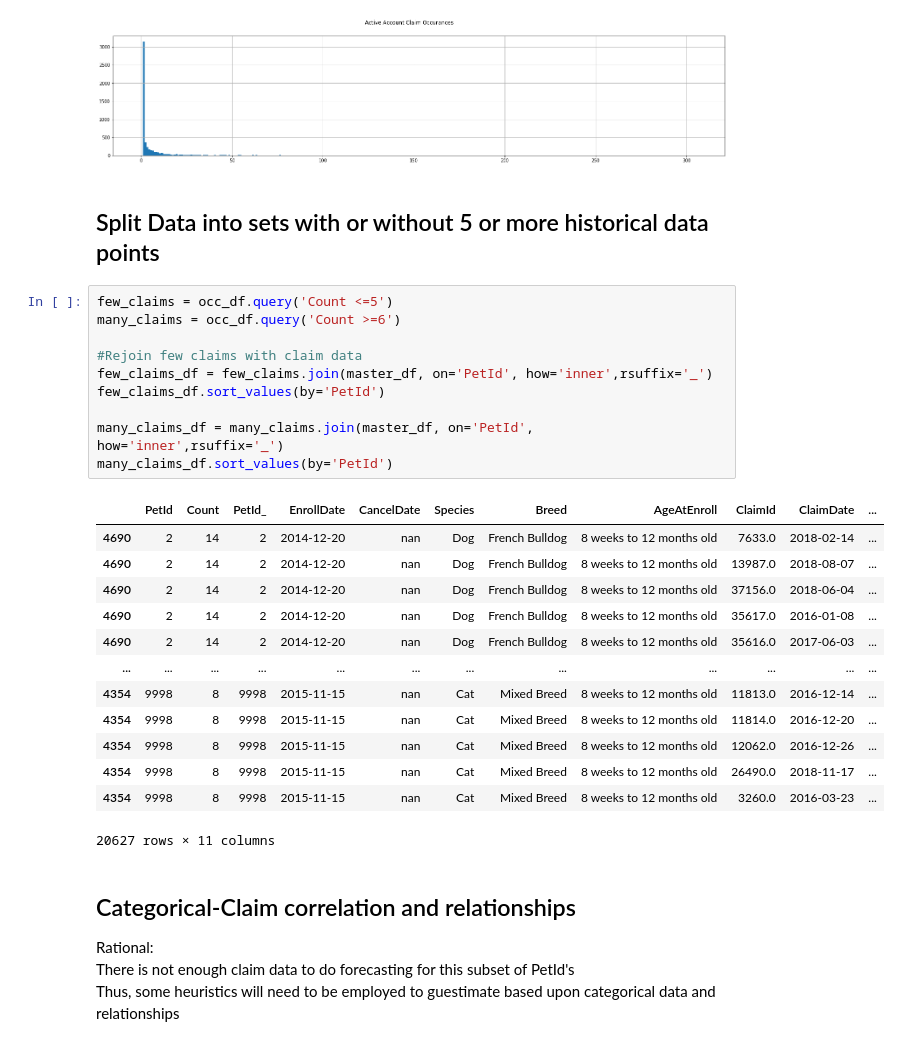
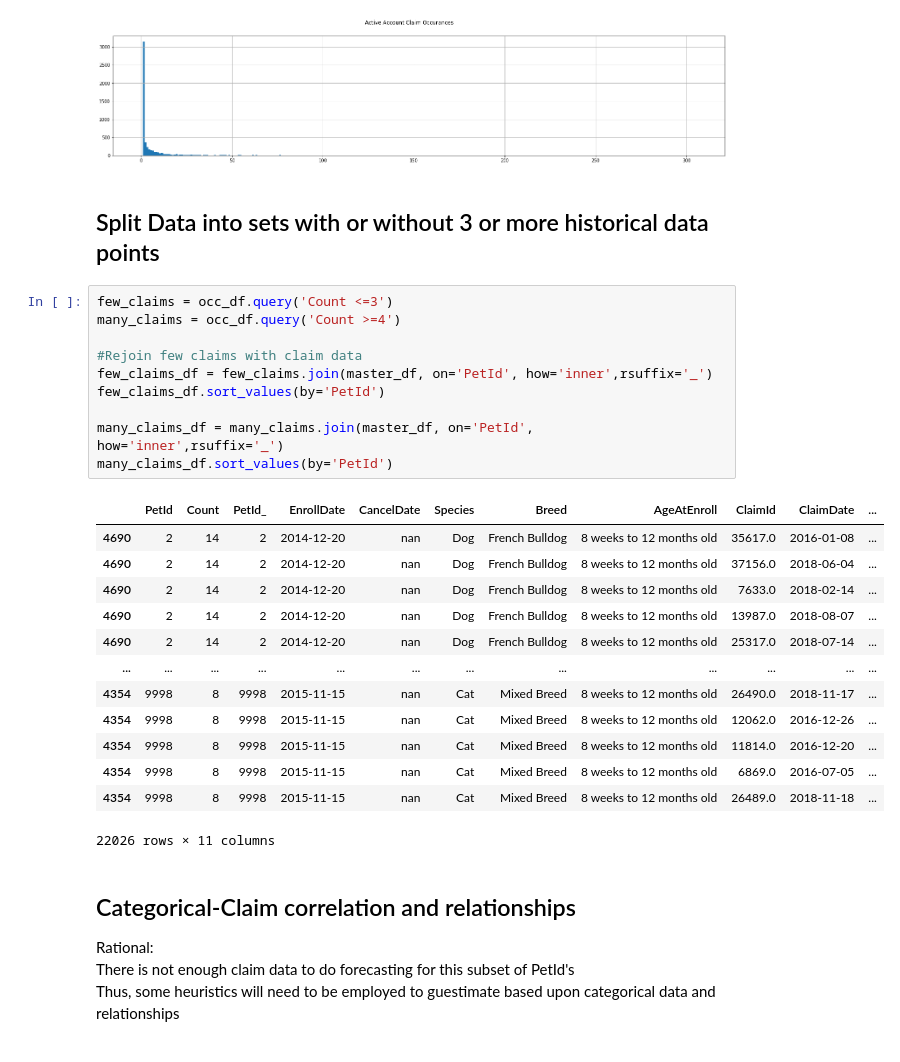
Before and after one commit to ConnorSprague/insurance-claim-forecast, a Jupyter notebook: Exploration_and_TimeSeries.ipynb, the cells around one changed output. Cells and saved outputs as stored; diff of their text form.

```diff
--- a/Exploration_and_TimeSeries.ipynb
+++ b/Exploration_and_TimeSeries.ipynb
@@ -127,31 +135,31 @@ occ_df.columns=['PetId','Count']
 # %% [output]
 [figure]
 # %% [markdown]
-<h2>Split Data into sets with or without 5 or more historical data points</h2>
+<h2>Split Data into sets with or without 3 or more historical data points</h2>
 # %%
-few_claims = occ_df.query('Count <=5')
-many_claims = occ_df.query('Count >=6')
+few_claims = occ_df.query('Count <=3')
+many_claims = occ_df.query('Count >=4')
 
 #Rejoin few claims with claim data
 few_claims_df = few_claims.join(master_df, on='PetId', how='inner',rsuffix='_')
 few_claims_df.sort_values(by='PetId')
 
 many_claims_df = many_claims.join(master_df, on='PetId', how='inner',rsuffix='_')
 many_claims_df.sort_values(by='PetId')
 # %% [output]
 |  | PetId | Count | PetId_ | EnrollDate | CancelDate | Species | Breed | AgeAtEnroll | ClaimId | ClaimDate | ... |
+| 4690 | 2 | 14 | 2 | 2014-12-20 | nan | Dog | French Bulldog | 8 weeks to 12 months old | 35617.0 | 2016-01-08 | ... |
+| 4690 | 2 | 14 | 2 | 2014-12-20 | nan | Dog | French Bulldog | 8 weeks to 12 months old | 37156.0 | 2018-06-04 | ... |
 | 4690 | 2 | 14 | 2 | 2014-12-20 | nan | Dog | French Bulldog | 8 weeks to 12 months old | 7633.0 | 2018-02-14 | ... |
 | 4690 | 2 | 14 | 2 | 2014-12-20 | nan | Dog | French Bulldog | 8 weeks to 12 months old | 13987.0 | 2018-08-07 | ... |
-| 4690 | 2 | 14 | 2 | 2014-12-20 | nan | Dog | French Bulldog | 8 weeks to 12 months old | 37156.0 | 2018-06-04 | ... |
-| 4690 | 2 | 14 | 2 | 2014-12-20 | nan | Dog | French Bulldog | 8 weeks to 12 months old | 35617.0 | 2016-01-08 | ... |
-| 4690 | 2 | 14 | 2 | 2014-12-20 | nan | Dog | French Bulldog | 8 weeks to 12 months old | 35616.0 | 2017-06-03 | ... |
+| 4690 | 2 | 14 | 2 | 2014-12-20 | nan | Dog | French Bulldog | 8 weeks to 12 months old | 25317.0 | 2018-07-14 | ... |
 | ... | ... | ... | ... | ... | ... | ... | ... | ... | ... | ... | ... |
-| 4354 | 9998 | 8 | 9998 | 2015-11-15 | nan | Cat | Mixed Breed | 8 weeks to 12 months old | 11813.0 | 2016-12-14 | ... |
+| 4354 | 9998 | 8 | 9998 | 2015-11-15 | nan | Cat | Mixed Breed | 8 weeks to 12 months old | 26490.0 | 2018-11-17 | ... |
+| 4354 | 9998 | 8 | 9998 | 2015-11-15 | nan | Cat | Mixed Breed | 8 weeks to 12 months old | 12062.0 | 2016-12-26 | ... |
 | 4354 | 9998 | 8 | 9998 | 2015-11-15 | nan | Cat | Mixed Breed | 8 weeks to 12 months old | 11814.0 | 2016-12-20 | ... |
-| 4354 | 9998 | 8 | 9998 | 2015-11-15 | nan | Cat | Mixed Breed | 8 weeks to 12 months old | 12062.0 | 2016-12-26 | ... |
-| 4354 | 9998 | 8 | 9998 | 2015-11-15 | nan | Cat | Mixed Breed | 8 weeks to 12 months old | 26490.0 | 2018-11-17 | ... |
-| 4354 | 9998 | 8 | 9998 | 2015-11-15 | nan | Cat | Mixed Breed | 8 weeks to 12 months old | 3260.0 | 2016-03-23 | ... |
+| 4354 | 9998 | 8 | 9998 | 2015-11-15 | nan | Cat | Mixed Breed | 8 weeks to 12 months old | 6869.0 | 2016-07-05 | ... |
+| 4354 | 9998 | 8 | 9998 | 2015-11-15 | nan | Cat | Mixed Breed | 8 weeks to 12 months old | 26489.0 | 2018-11-18 | ... |
-20627 rows × 11 columns
+22026 rows × 11 columns
 # %% [markdown]
 <h2>Categorical-Claim correlation and relationships</h2>
 <p>Rational: <br>There is not enough claim data to do forecasting for this subset of PetId's <br>
```
Also changed, not shown: parts of 44 cells of this notebook, 1 other file.
